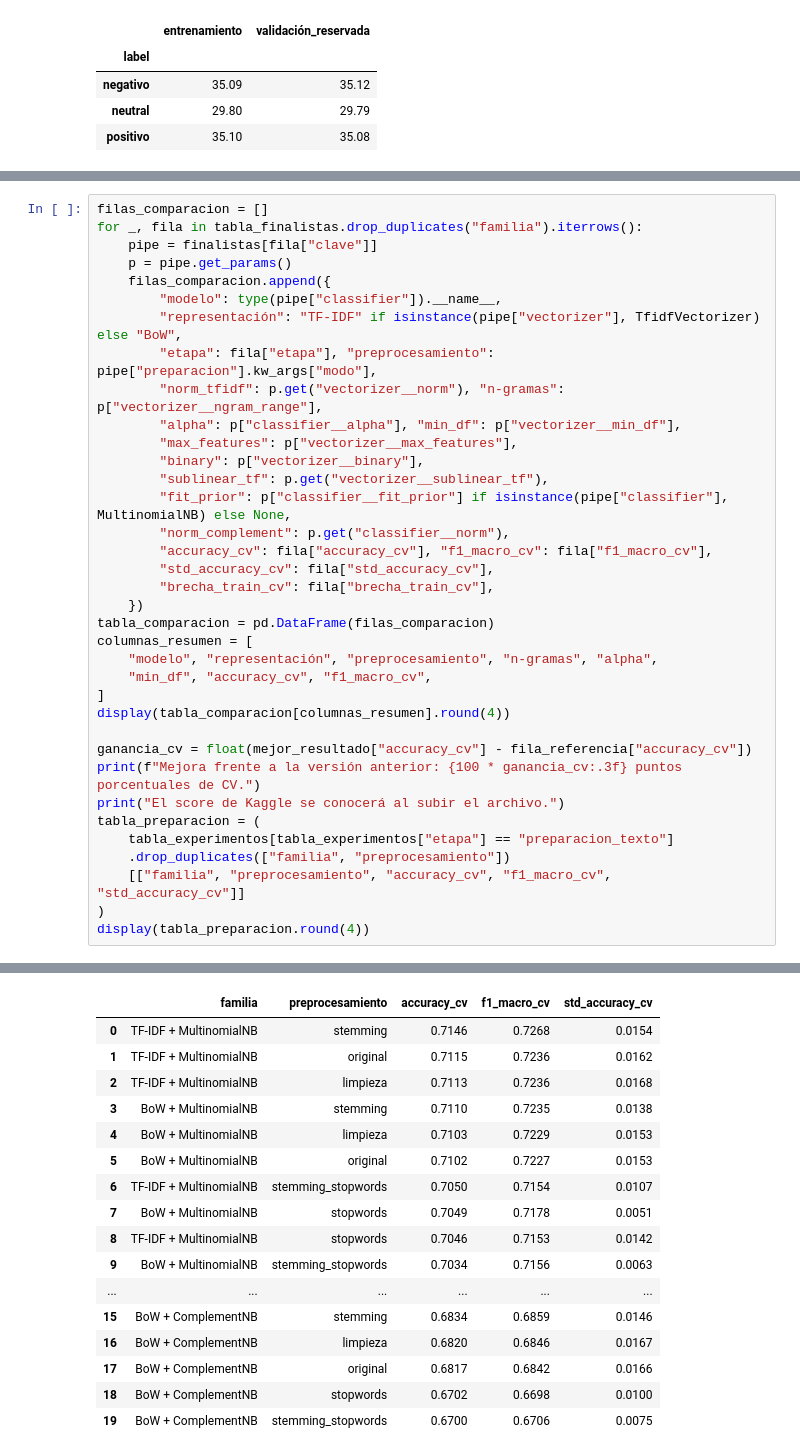
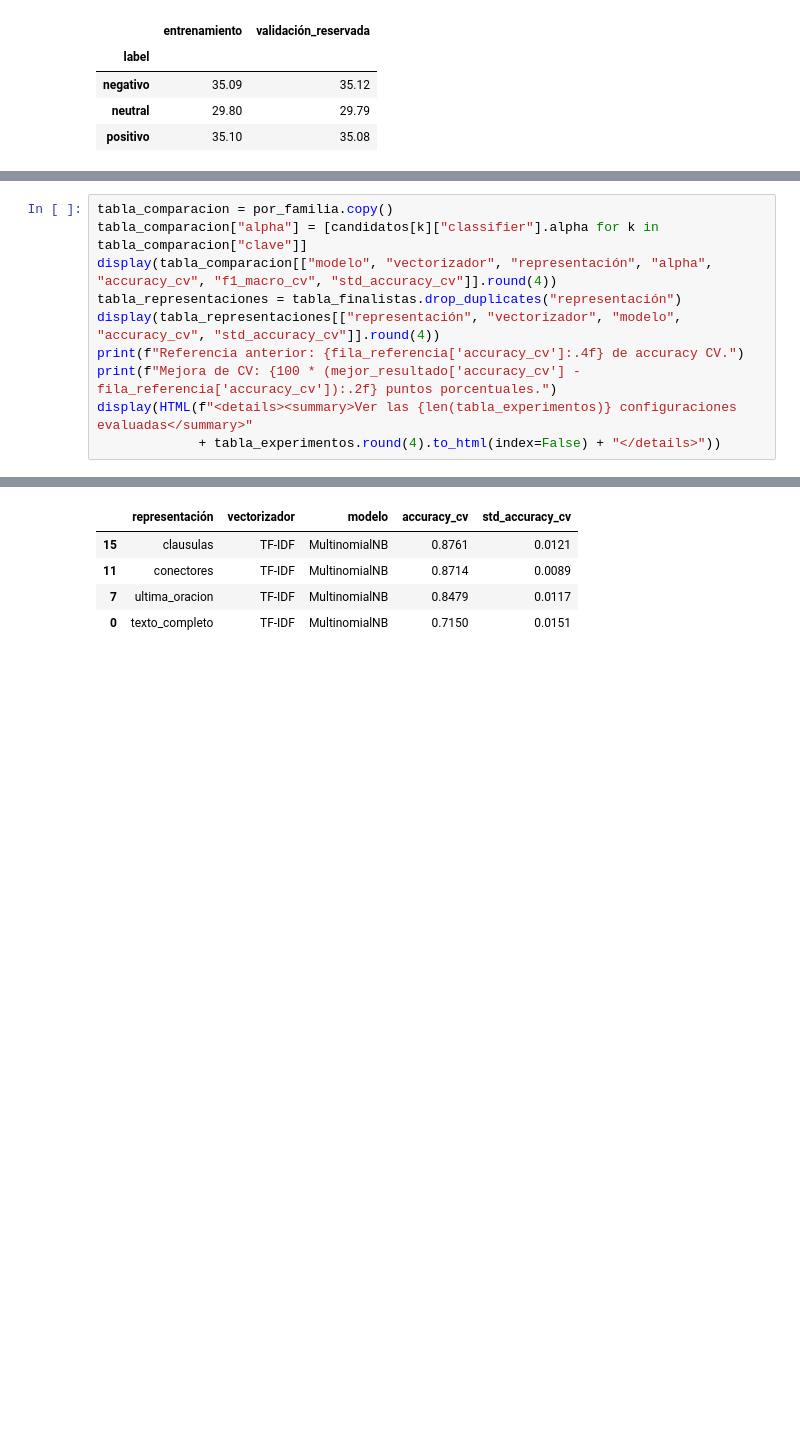
Before and after one commit to lauraS191/Proyecto-Machine-Learning, a Jupyter notebook: notebooks/04_Naive_Bayes.ipynb, the cells around one changed output, grey strips where cells are left out. Drawn from its saved outputs; the diff is of its cells as text; blank space fills up the shorter version.

```diff
--- a/notebooks/04_Naive_Bayes.ipynb
+++ b/notebooks/04_Naive_Bayes.ipynb
@@ -410,37 +366,11 @@ La segunda tabla permite ver qué pasó al cambiar la preparación del texto. As
 # %%
-filas_comparacion = []
-for _, fila in tabla_finalistas.drop_duplicates("familia").iterrows():
-    pipe = finalistas[fila["clave"]]
-    p = pipe.get_params()
-    filas_comparacion.append({
-        "modelo": type(pipe["classifier"]).__name__,
-        "representación": "TF-IDF" if isinstance(pipe["vectorizer"], TfidfVectorizer) else "BoW",
-        "etapa": fila["etapa"], "preprocesamiento": pipe["preparacion"].kw_args["modo"],
-        "norm_tfidf": p.get("vectorizer__norm"), "n-gramas": p["vectorizer__ngram_range"],
-        "alpha": p["classifier__alpha"], "min_df": p["vectorizer__min_df"],
-        "max_features": p["vectorizer__max_features"],
-        "binary": p["vectorizer__binary"],
-        "sublinear_tf": p.get("vectorizer__sublinear_tf"),
-        "fit_prior": p["classifier__fit_prior"] if isinstance(pipe["classifier"], MultinomialNB) else None,
-        "norm_complement": p.get("classifier__norm"),
-        "accuracy_cv": fila["accuracy_cv"], "f1_macro_cv": fila["f1_macro_cv"],
-        "std_accuracy_cv": fila["std_accuracy_cv"],
-        "brecha_train_cv": fila["brecha_train_cv"],
-    })
-tabla_comparacion = pd.DataFrame(filas_comparacion)
-columnas_resumen = [
-    "modelo", "representación", "preprocesamiento", "n-gramas", "alpha",
-    "min_df", "accuracy_cv", "f1_macro_cv",
-]
-display(tabla_comparacion[columnas_resumen].round(4))
-
-ganancia_cv = float(mejor_resultado["accuracy_cv"] - fila_referencia["accuracy_cv"])
-print(f"Mejora frente a la versión anterior: {100 * ganancia_cv:.3f} puntos porcentuales de CV.")
-print("El score de Kaggle se conocerá al subir el archivo.")
-tabla_preparacion = (
-    tabla_experimentos[tabla_experimentos["etapa"] == "preparacion_texto"]
-    .drop_duplicates(["familia", "preprocesamiento"])
-    [["familia", "preprocesamiento", "accuracy_cv", "f1_macro_cv", "std_accuracy_cv"]]
-)
-display(tabla_preparacion.round(4))
+tabla_comparacion = por_familia.copy()
+tabla_comparacion["alpha"] = [candidatos[k]["classifier"].alpha for k in tabla_comparacion["clave"]]
+display(tabla_comparacion[["modelo", "vectorizador", "representación", "alpha", "accuracy_cv", "f1_macro_cv", "std_accuracy_cv"]].round(4))
+tabla_representaciones = tabla_finalistas.drop_duplicates("representación")
+display(tabla_representaciones[["representación", "vectorizador", "modelo", "accuracy_cv", "std_accuracy_cv"]].round(4))
+print(f"Referencia anterior: {fila_referencia['accuracy_cv']:.4f} de accuracy CV.")
+print(f"Mejora de CV: {100 * (mejor_resultado['accuracy_cv'] - fila_referencia['accuracy_cv']):.2f} puntos porcentuales.")
+display(HTML(f"<details><summary>Ver las {len(tabla_experimentos)} configuraciones evaluadas</summary>"
+             + tabla_experimentos.round(4).to_html(index=False) + "</details>"))
 # %% [output]
@@ -454,17 +384,5 @@ El score de Kaggle se conocerá al subir el archivo.
-|  | familia | preprocesamiento | accuracy_cv | f1_macro_cv | std_accuracy_cv |
-| 0 | TF-IDF + MultinomialNB | stemming | 0.7146 | 0.7268 | 0.0154 |
-| 1 | TF-IDF + MultinomialNB | original | 0.7115 | 0.7236 | 0.0162 |
-| 2 | TF-IDF + MultinomialNB | limpieza | 0.7113 | 0.7236 | 0.0168 |
-| 3 | BoW + MultinomialNB | stemming | 0.7110 | 0.7235 | 0.0138 |
-| 4 | BoW + MultinomialNB | limpieza | 0.7103 | 0.7229 | 0.0153 |
-| 5 | BoW + MultinomialNB | original | 0.7102 | 0.7227 | 0.0153 |
-| 6 | TF-IDF + MultinomialNB | stemming_stopwords | 0.7050 | 0.7154 | 0.0107 |
-| 7 | BoW + MultinomialNB | stopwords | 0.7049 | 0.7178 | 0.0051 |
-| 8 | TF-IDF + MultinomialNB | stopwords | 0.7046 | 0.7153 | 0.0142 |
-| 9 | BoW + MultinomialNB | stemming_stopwords | 0.7034 | 0.7156 | 0.0063 |
-| ... | ... | ... | ... | ... | ... |
-| 15 | BoW + ComplementNB | stemming | 0.6834 | 0.6859 | 0.0146 |
-| 16 | BoW + ComplementNB | limpieza | 0.6820 | 0.6846 | 0.0167 |
-| 17 | BoW + ComplementNB | original | 0.6817 | 0.6842 | 0.0166 |
-| 18 | BoW + ComplementNB | stopwords | 0.6702 | 0.6698 | 0.0100 |
-| 19 | BoW + ComplementNB | stemming_stopwords | 0.6700 | 0.6706 | 0.0075 |
+|  | representación | vectorizador | modelo | accuracy_cv | std_accuracy_cv |
+| 15 | clausulas | TF-IDF | MultinomialNB | 0.8761 | 0.0121 |
+| 11 | conectores | TF-IDF | MultinomialNB | 0.8714 | 0.0089 |
+| 7 | ultima_oracion | TF-IDF | MultinomialNB | 0.8479 | 0.0117 |
+| 0 | texto_completo | TF-IDF | MultinomialNB | 0.7150 | 0.0151 |
```
Also changed, not shown: parts of 30 cells of this notebook, 4 other files.
